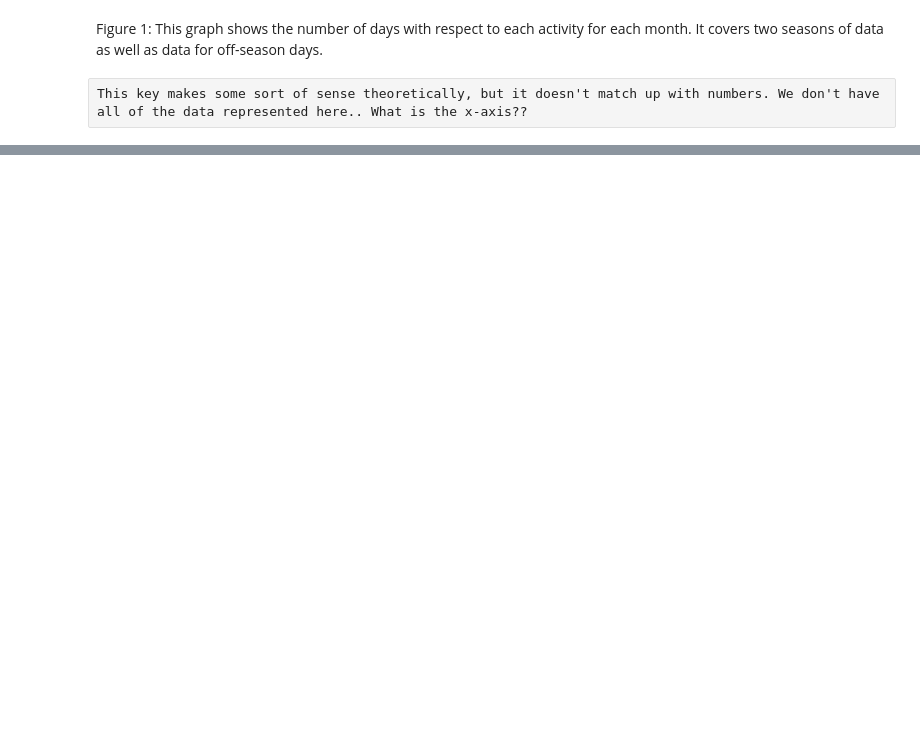
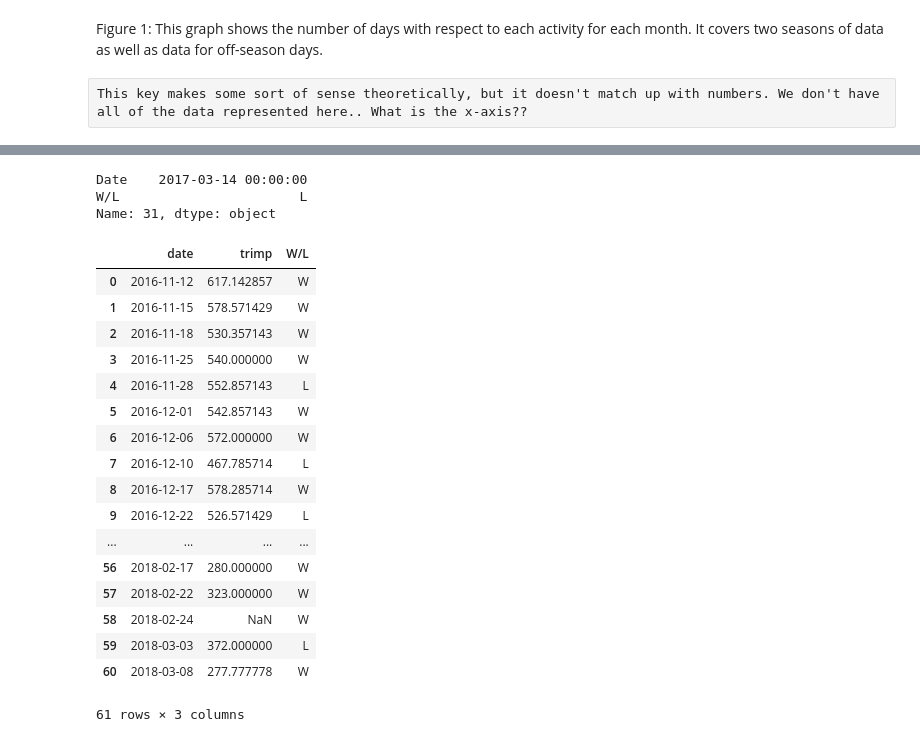
Before and after one commit to swetaravi/BasketBall-Analysis, a Jupyter notebook: Data Science Project_Basketball Analysis -- Prathusha's Copy.ipynb, the cells around one changed output, grey strips where cells are left out. Drawn from its saved outputs; the diff is of its cells as text; code cells hidden in the pictures; blank space fills up the shorter version.

```diff
--- a/Data Science Project_Basketball Analysis -- Prathusha's Copy.ipynb
+++ b/Data Science Project_Basketball Analysis -- Prathusha's Copy.ipynb
@@ -822,0 +804,3 @@ Name: trimp, Length: 333, dtype: float64
+# %%
+game_result = game_data[['Date','W/L']]
+game_result.head()
@@ -822,0 +814,33 @@ Name: trimp, Length: 333, dtype: float64
+# %%
+ave_trimp = ave_trimp[ave_trimp['date'].isin(game_result['Date']) ]
+# %%
+game_trimp = ave_trimp.sort_values(by=['date']).reset_index(drop = True)
+game_result.drop(game_result.index[31])
+game_result.iloc[31]
+# %% [output]
+Date    2017-03-14 00:00:00
+W/L                       L
+Name: 31, dtype: object
+# %%
+game_trimp['W/L'] = game_result['W/L']
+# %%
+game_trimp
+# %% [output]
+|  | date | trimp | W/L |
+| 0 | 2016-11-12 | 617.142857 | W |
+| 1 | 2016-11-15 | 578.571429 | W |
+| 2 | 2016-11-18 | 530.357143 | W |
+| 3 | 2016-11-25 | 540.000000 | W |
+| 4 | 2016-11-28 | 552.857143 | L |
+| 5 | 2016-12-01 | 542.857143 | W |
+| 6 | 2016-12-06 | 572.000000 | W |
+| 7 | 2016-12-10 | 467.785714 | L |
+| 8 | 2016-12-17 | 578.285714 | W |
+| 9 | 2016-12-22 | 526.571429 | L |
+| ... | ... | ... | ... |
+| 56 | 2018-02-17 | 280.000000 | W |
+| 57 | 2018-02-22 | 323.000000 | W |
+| 58 | 2018-02-24 | NaN | W |
+| 59 | 2018-03-03 | 372.000000 | L |
+| 60 | 2018-03-08 | 277.777778 | W |
+61 rows × 3 columns
```
Also changed, not shown: parts of 25 cells of this notebook.
